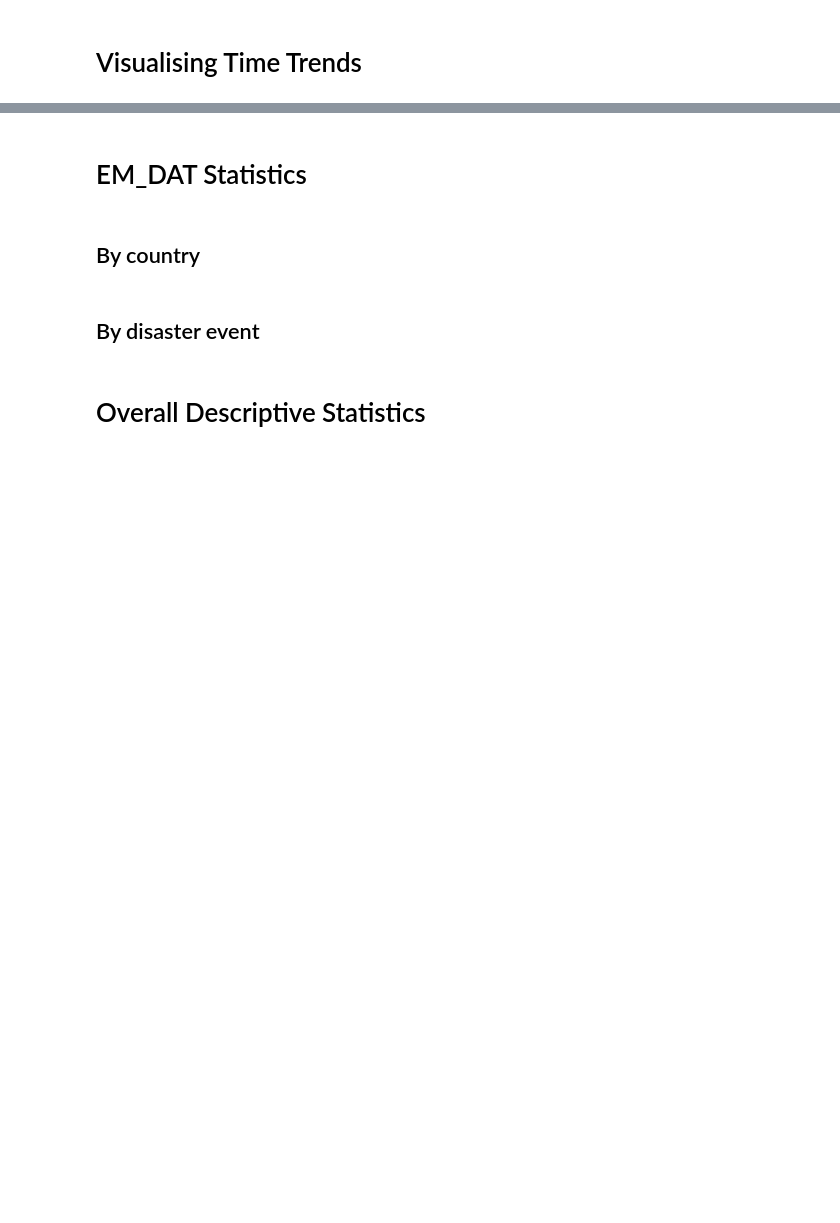
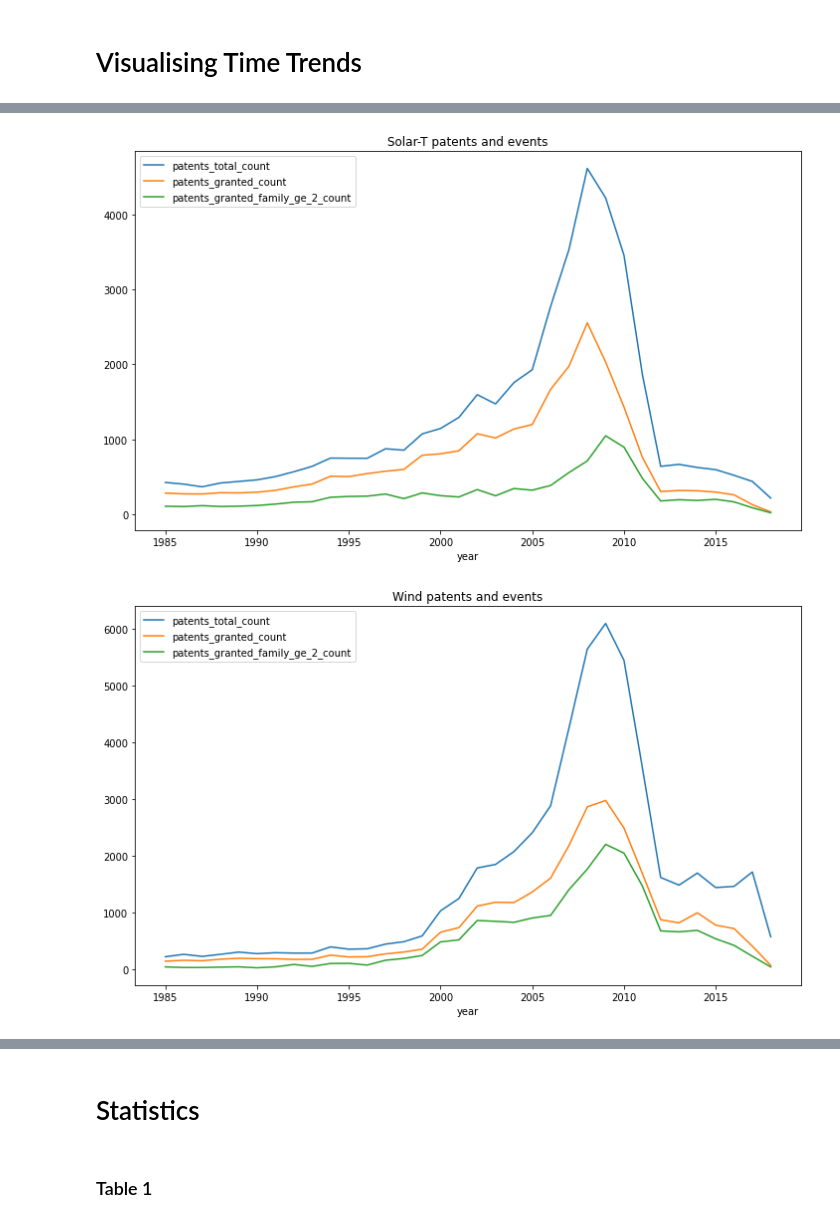
Before and after one commit to Nitasha05/Disasters-and-green-Innovation, a Jupyter notebook: Descriptive Statistics.ipynb, the cells around one changed output, grey strips where cells are left out. Drawn from its saved outputs; the diff is of its cells as text; code cells hidden in the pictures; blank space fills up the shorter version.

```diff
--- a/Descriptive Statistics.ipynb
+++ b/Descriptive Statistics.ipynb
@@ -18,0 +74,4 @@ ValueError: x and y must have same first dimension, but have shapes (4248,) and
+# %%
+patsat_names = ['1_ExTemp', '3_Storm', '4_Flood', '5_Landslide', '7_Drought', '9_Wildfire']
+for c in patsat_names:
+    gen_plot(c)
@@ -19,2 +92,9 @@ ValueError: x and y must have same first dimension, but have shapes (4248,) and
 # %%
 #understand how tax-adjusted fuel prices evolve (later)
+# %%
+patsat_names = ['Solar-T', 'Wind', 'Fission', 'Fusion', 'Hydrogen', 'Store - C']
+for c in patsat_names:
+    gen_pat_plot(c)
+# %% [output]
+[figure, added]
+[figure, added]
@@ -21,8 +105,5 @@ ValueError: x and y must have same first dimension, but have shapes (4248,) and
 # %% [markdown]
-# EM_DAT Statistics
+
+# Statistics
-# %% [markdown]
-## By country
-# %% [markdown]
-## By disaster event
-# %% [markdown]
-# Overall Descriptive Statistics
+# %% [markdown]
+### Table 1
```
Also changed, not shown: parts of 21 cells of this notebook, 6 other files.
